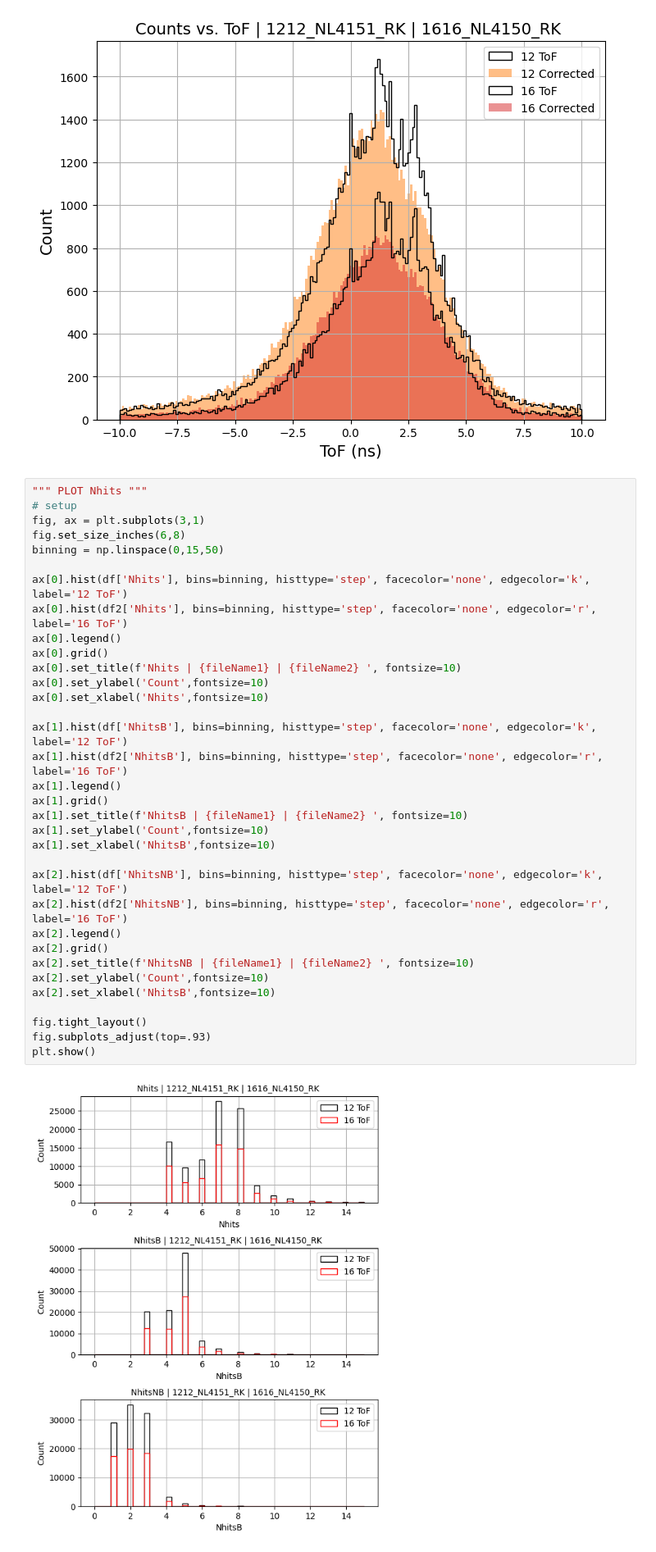
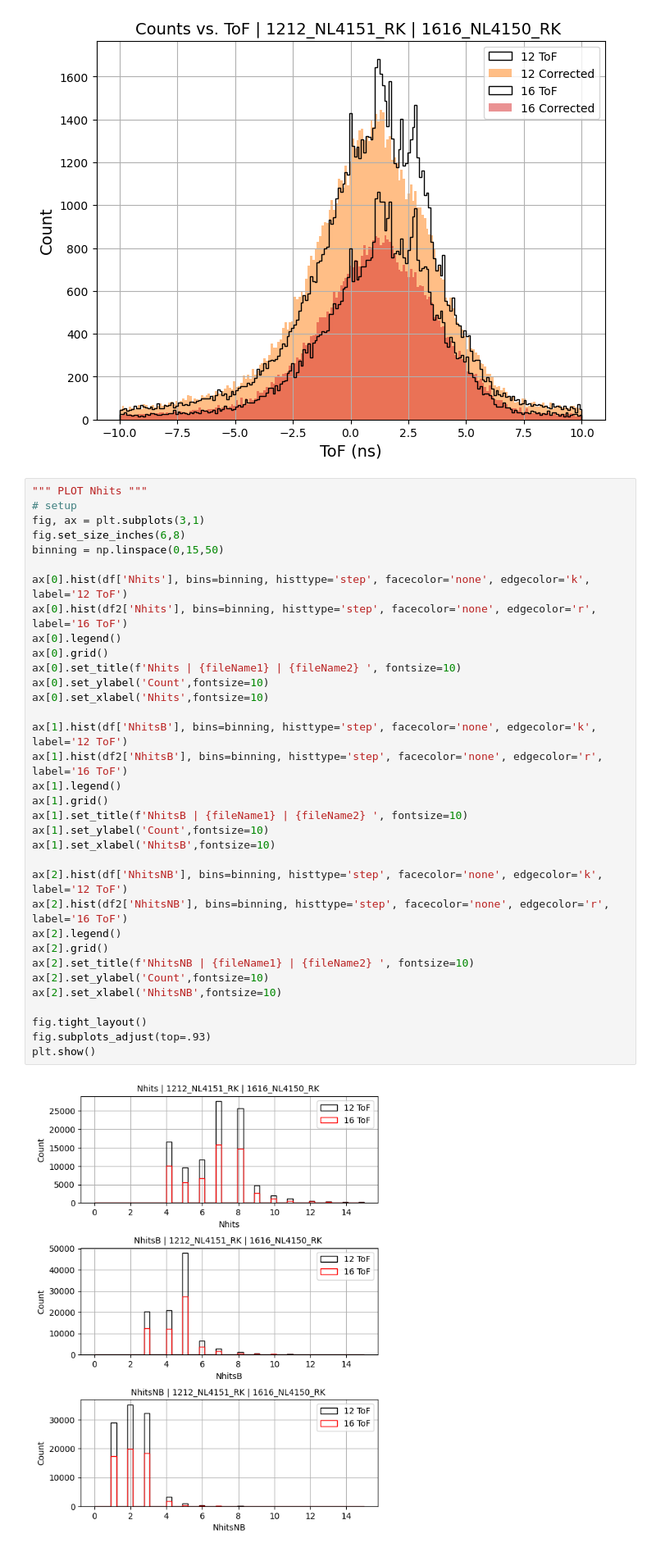
Before and after one commit to llbranch/Monte-Python, a Jupyter notebook: poetryEnv/Plots_11_16_23/mcmurdo_analysis.ipynb, the cells around one changed output. Shown: that part at 82% size. Cells and saved outputs as stored; diff of their text form.

```diff
--- a/poetryEnv/Plots_11_16_23/mcmurdo_analysis.ipynb
+++ b/poetryEnv/Plots_11_16_23/mcmurdo_analysis.ipynb
@@ -115,35 +115,35 @@ fig, ax = plt.subplots(3,1)
 fig.set_size_inches(6,8)
 binning = np.linspace(0,15,50)
 
 ax[0].hist(df['Nhits'], bins=binning, histtype='step', facecolor='none', edgecolor='k', label='12 ToF')
 ax[0].hist(df2['Nhits'], bins=binning, histtype='step', facecolor='none', edgecolor='r', label='16 ToF')
 ax[0].legend()
 ax[0].grid()
 ax[0].set_title(f'Nhits | {fileName1} | {fileName2} ', fontsize=10)
 ax[0].set_ylabel('Count',fontsize=10)
 ax[0].set_xlabel('Nhits',fontsize=10)
 
 ax[1].hist(df['NhitsB'], bins=binning, histtype='step', facecolor='none', edgecolor='k', label='12 ToF')
 ax[1].hist(df2['NhitsB'], bins=binning, histtype='step', facecolor='none', edgecolor='r', label='16 ToF')
 ax[1].legend()
 ax[1].grid()
 ax[1].set_title(f'NhitsB | {fileName1} | {fileName2} ', fontsize=10)
 ax[1].set_ylabel('Count',fontsize=10)
 ax[1].set_xlabel('NhitsB',fontsize=10)
 
 ax[2].hist(df['NhitsNB'], bins=binning, histtype='step', facecolor='none', edgecolor='k', label='12 ToF')
 ax[2].hist(df2['NhitsNB'], bins=binning, histtype='step', facecolor='none', edgecolor='r', label='16 ToF')
 ax[2].legend()
 ax[2].grid()
 ax[2].set_title(f'NhitsNB | {fileName1} | {fileName2} ', fontsize=10)
 ax[2].set_ylabel('Count',fontsize=10)
-ax[2].set_xlabel('NhitsB',fontsize=10)
+ax[2].set_xlabel('NhitsNB',fontsize=10)
 
 fig.tight_layout()
 fig.subplots_adjust(top=.93)
 plt.show()
 # %% [output]
-[figure, old version]
+[figure, new version]
 # %%
 """ PLOT x1y1 x4y4"""
 # setup
```
Also changed, not shown: parts of 2 cells of this notebook.
